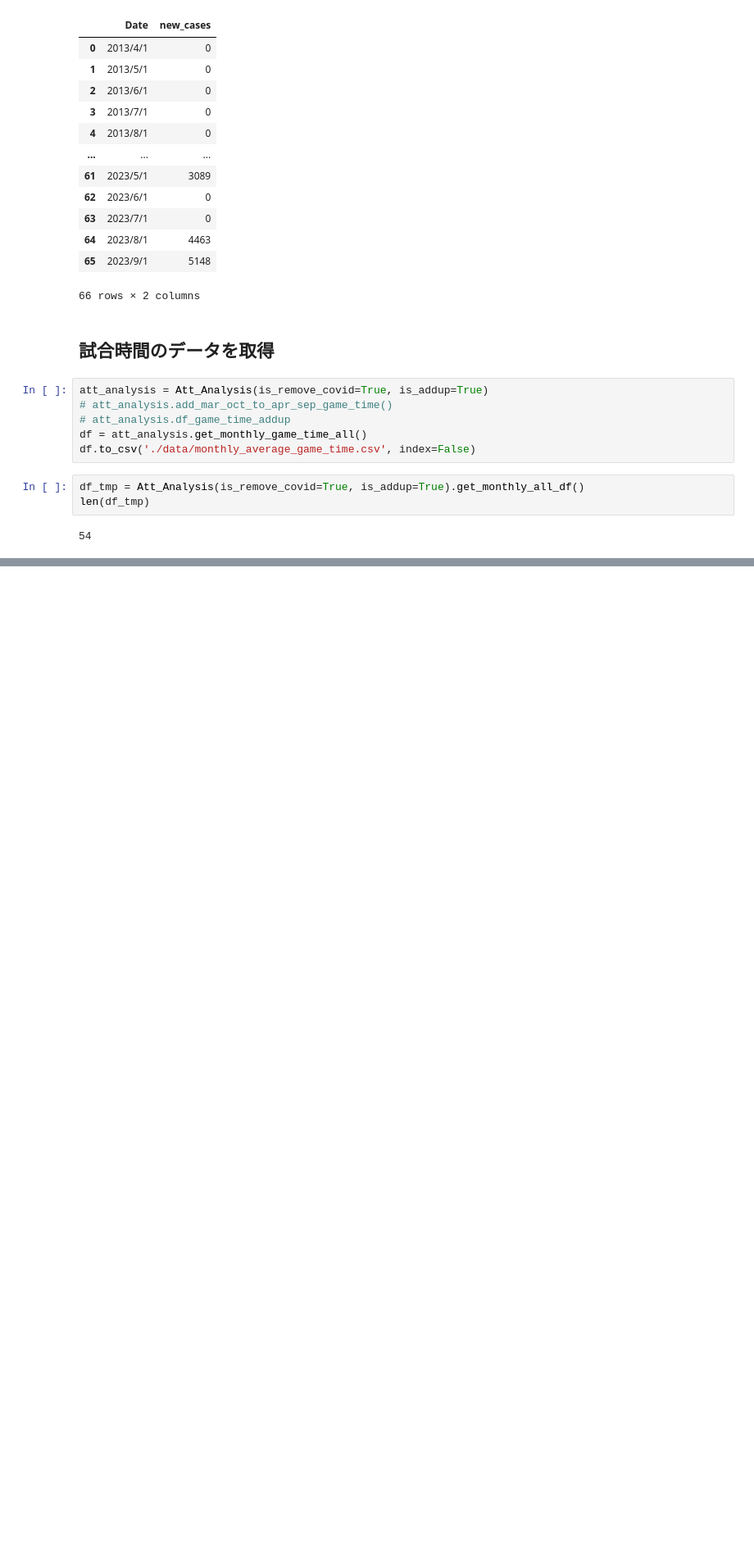
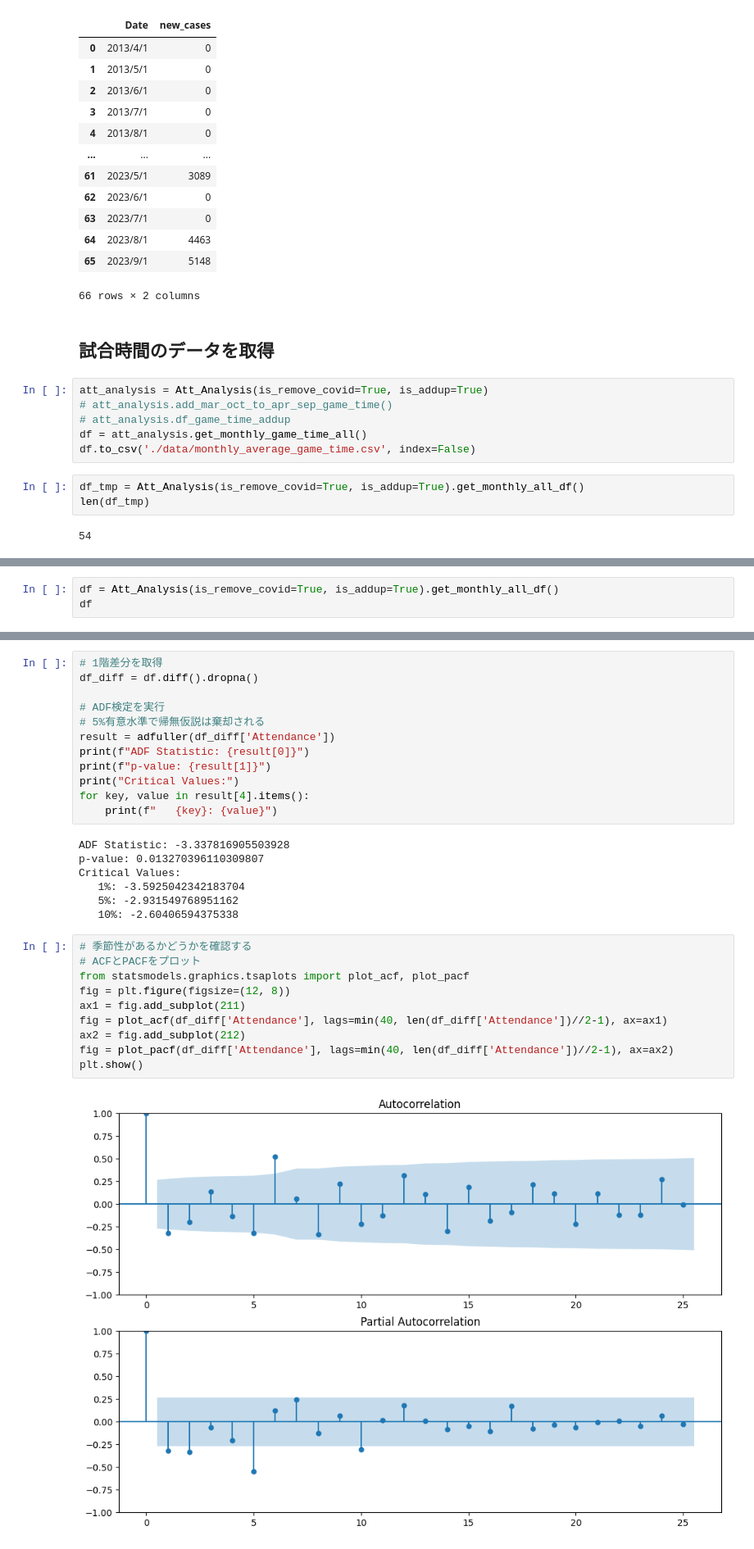
Before and after one commit to mohki7/graduation_thesis, a Jupyter notebook: Analysis.ipynb, the cells around one changed output, grey strips where cells are left out. Shown at 82% size. Cells and saved outputs as stored; diff of their text form; blank space fills up the shorter version.

```diff
--- a/Analysis.ipynb
+++ b/Analysis.ipynb
@@ -495,0 +498,3 @@ len(df_tmp)
+# %%
+df = Att_Analysis(is_remove_covid=True, is_addup=True).get_monthly_all_df()
+df
@@ -495,0 +538,31 @@ len(df_tmp)
+# %%
+# 1階差分を取得
+df_diff = df.diff().dropna()
+
+# ADF検定を実行
+# 5%有意水準で帰無仮説は棄却される
+result = adfuller(df_diff['Attendance'])
+print(f"ADF Statistic: {result[0]}")
+print(f"p-value: {result[1]}")
+print("Critical Values:")
+for key, value in result[4].items():
+    print(f"   {key}: {value}")
+# %% [output]
+ADF Statistic: -3.337816905503928
+p-value: 0.013270396110309807
+Critical Values:
+   1%: -3.5925042342183704
+   5%: -2.931549768951162
+   10%: -2.60406594375338
+# %%
+# 季節性があるかどうかを確認する
+# ACFとPACFをプロット
+from statsmodels.graphics.tsaplots import plot_acf, plot_pacf
+fig = plt.figure(figsize=(12, 8))
+ax1 = fig.add_subplot(211)
+fig = plot_acf(df_diff['Attendance'], lags=min(40, len(df_diff['Attendance'])//2-1), ax=ax1)
+ax2 = fig.add_subplot(212)
+fig = plot_pacf(df_diff['Attendance'], lags=min(40, len(df_diff['Attendance'])//2-1), ax=ax2)
+plt.show()
+# %% [output]
+[figure, added]
```
Also changed, not shown: parts of 3 cells of this notebook, 4 other files.
